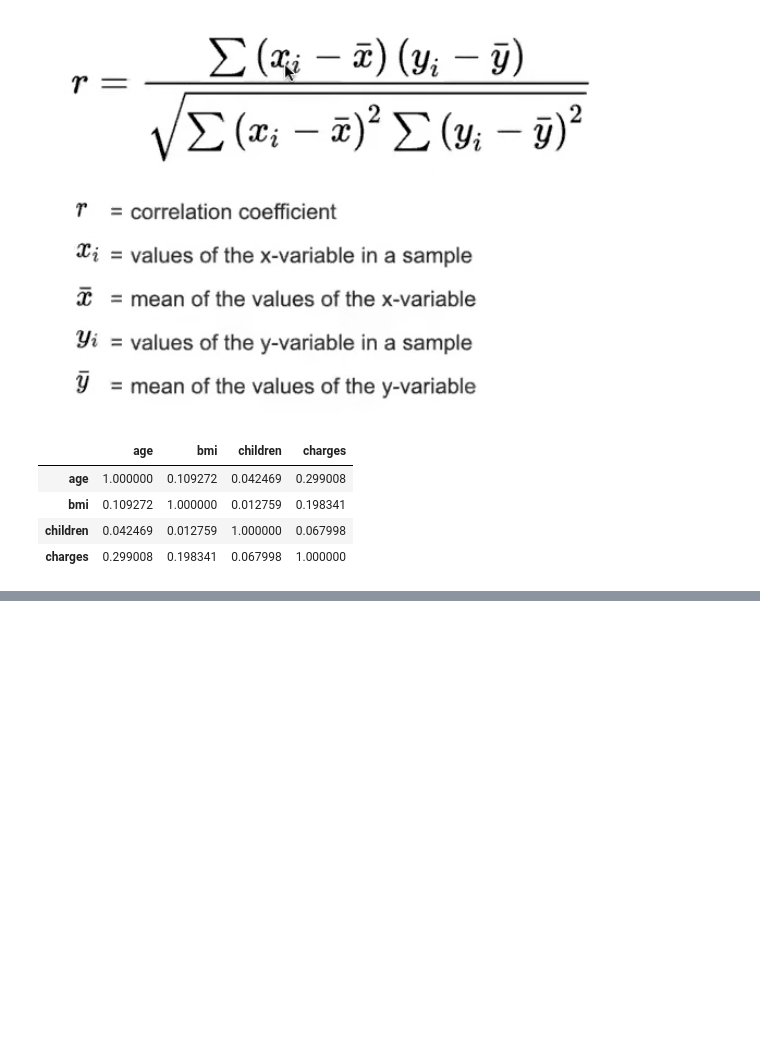
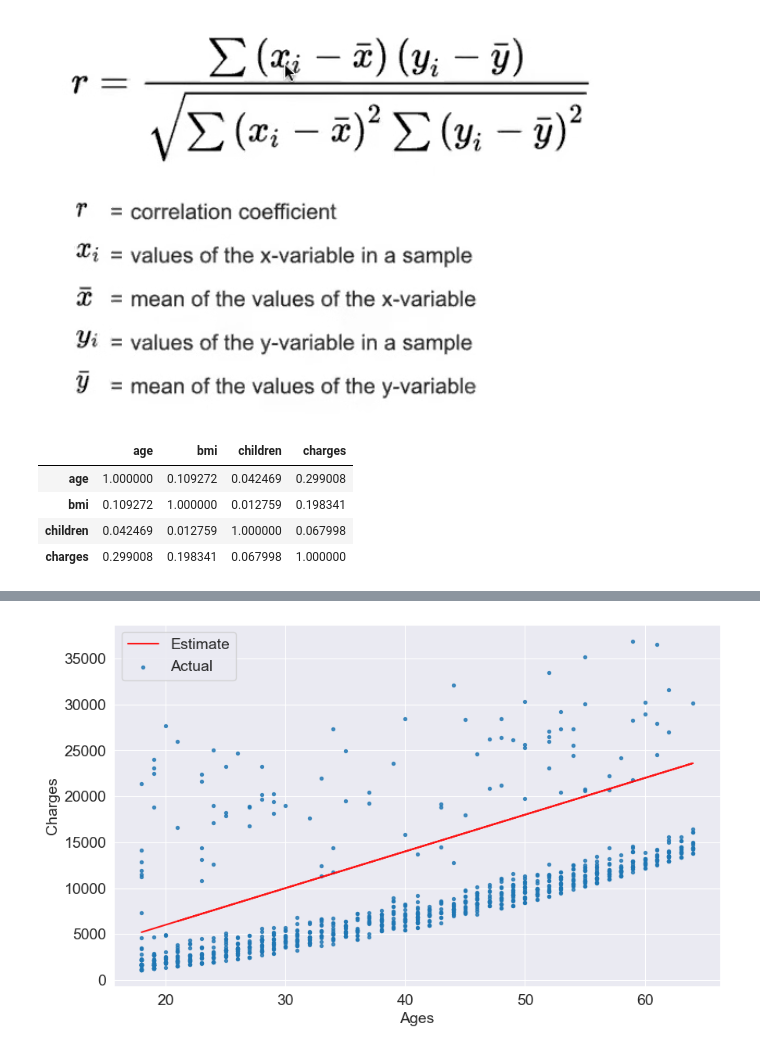
Before and after one commit to underprashure/data-science-practice, a Jupyter notebook: ml-linear-regression.ipynb, the cells around one changed output, grey strips where cells are left out. Saved outputs shown, nothing was run; the diff lists cells and outputs as text; code cells hidden in the pictures; blank space fills up the shorter version.

```diff
--- a/ml-linear-regression.ipynb
+++ b/ml-linear-regression.ipynb
@@ -251,0 +310,14 @@ df_medical[["age","bmi","children","charges"]].corr()
+# %%
+def try_charges(w , b):
+    age = non_smoker_df['age']
+    target = non_smoker_df['charges']
+    estimated_charges = estimate_charges(age, w, b)
+    plt.plot(ages, estimated_charges, 'r', alpha=0.9)
+    plt.scatter(ages, target, s=8, alpha=0.8)
+    plt.xlabel('Ages')
+    plt.ylabel('Charges')
+    plt.legend(['Estimate', 'Actual'])
+# %%
+try_charges(400, -2000)
+# %% [output]
+[figure, added]
```
Also changed, not shown: parts of 62 cells of this notebook.
